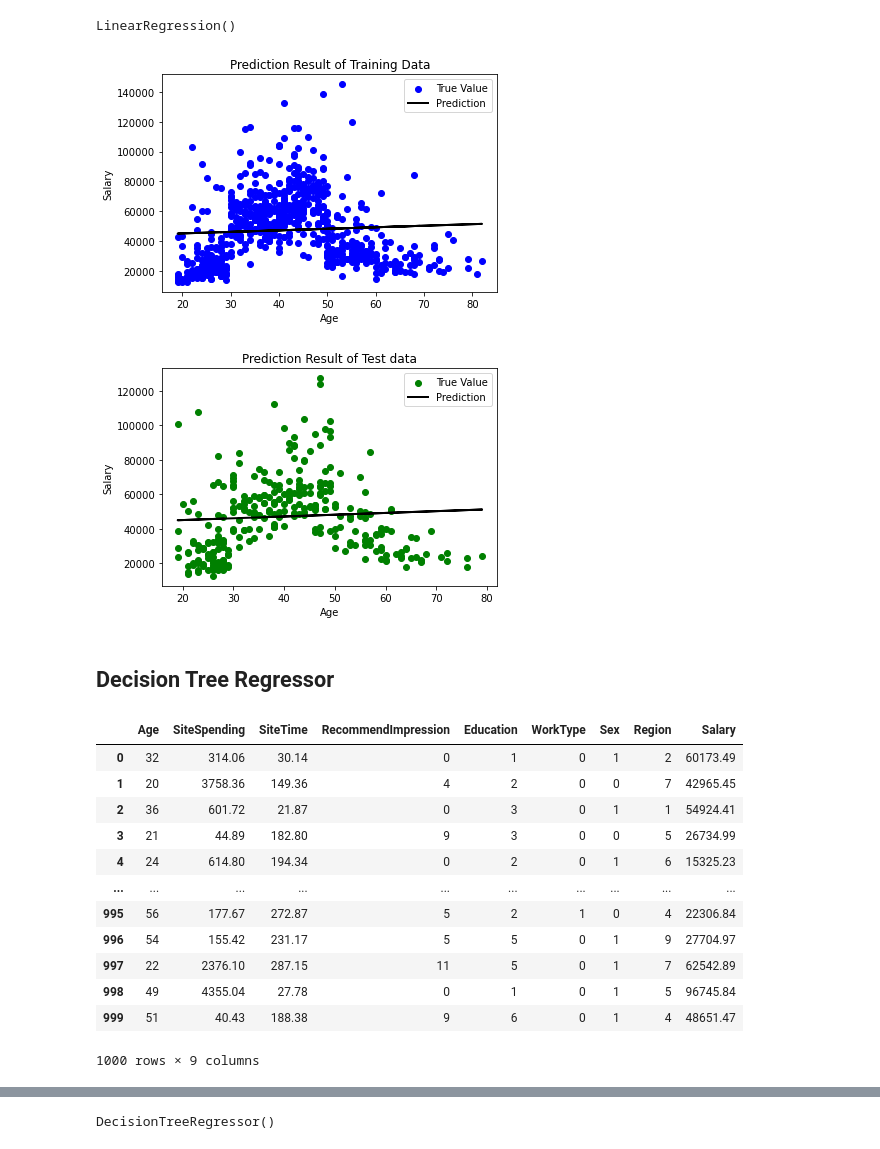
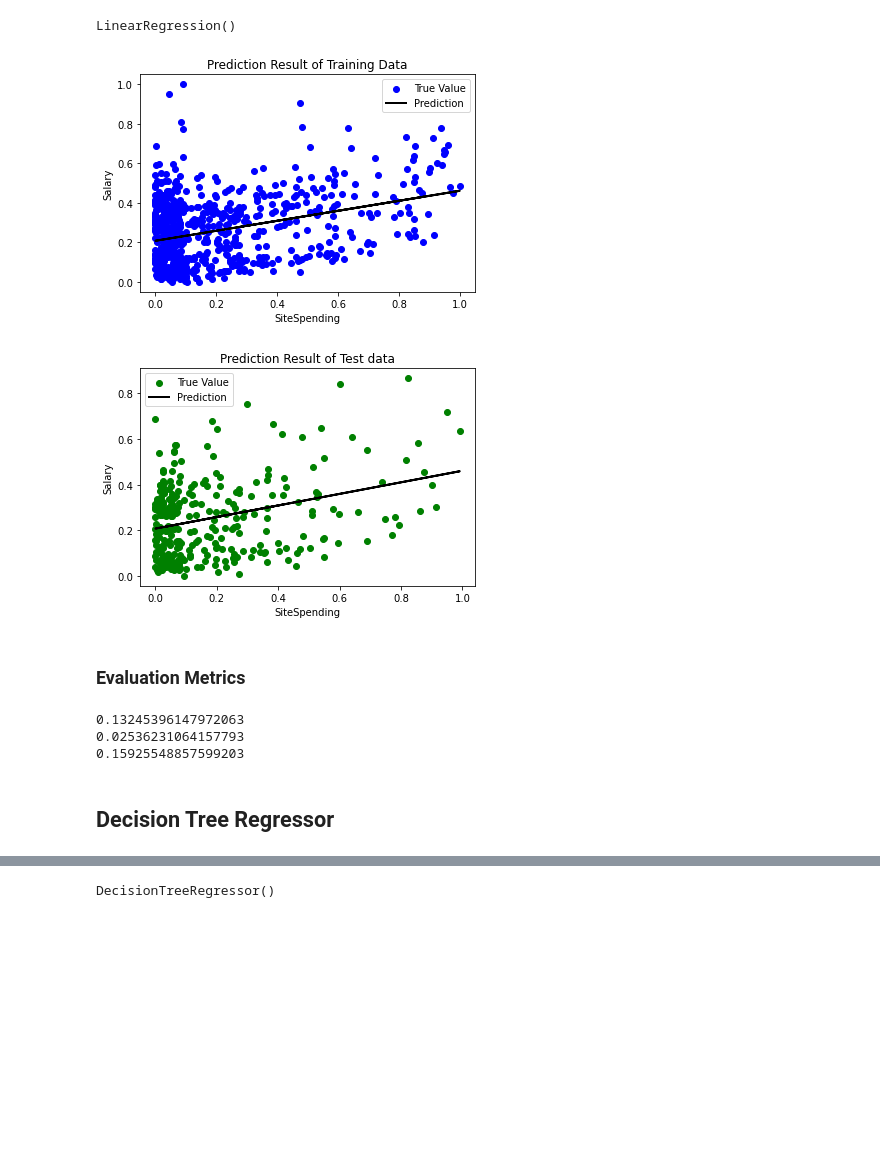
Before and after one commit to syedirfanx/revenue-forecasting, a Jupyter notebook: regression.ipynb, the cells around one changed output, grey strips where cells are left out. Cells and saved outputs as stored; diff of their text form; code cells hidden in the pictures; blank space fills up the shorter version.

```diff
--- a/regression.ipynb
+++ b/regression.ipynb
@@ -14,8 +70,8 @@ data.head()
 # %% [markdown]
 ## Linear Regression
 # %%
-X = data['Age']
-y = data['Salary']
+X = df['SiteSpending']
+y = df['Salary']
 # %%
 from sklearn.model_selection import train_test_split
 # %%
@@ -40,28 +96,40 @@ LinearRegression()
 # %%
 y_train_pred = model.predict(X_train)
 
 plt.figure()
 plt.scatter(X_train, y_train, color='blue', label="True Value")
 plt.plot(X_train, y_train_pred, color='black', linewidth=2, label="Prediction")
-plt.xlabel("Age")
+plt.xlabel("SiteSpending")
 plt.ylabel("Salary")
 plt.title('Prediction Result of Training Data')
 plt.legend()
 plt.show()
 # %% [output]
-[figure, old version]
+[figure, new version]
 # %%
 y_test_pred = model.predict(X_test)
 
 plt.figure()
 plt.scatter(X_test, y_test, color='green', label='True Value')
 plt.plot(X_test, y_test_pred, color='black', linewidth=2, label='Prediction')
-plt.xlabel("Age")
+plt.xlabel("SiteSpending")
 plt.ylabel("Salary")
 plt.title('Prediction Result of Test data')
 plt.legend()
 plt.show()
 # %% [output]
-[figure, old version]
+[figure, new version]
+# %% [markdown]
+### Evaluation Metrics
+# %%
+from sklearn import metrics
+y_pred = model.predict(X_test)
+print(metrics.mean_absolute_error(y_test, y_pred))
+print(metrics.mean_squared_error(y_test, y_pred))
+print(np.sqrt(metrics.mean_squared_error(y_test, y_pred)))
+# %% [output]
+0.13245396147972063
+0.02536231064157793
+0.15925548857599203
 # %% [markdown]
 ## Decision Tree Regressor
@@ -77,16 +135,0 @@ data['Region'] =  le.fit_transform(data['Region'])
-# %%
-data
-# %% [output]
-|  | Age | SiteSpending | SiteTime | RecommendImpression | Education | WorkType | Sex | Region | Salary |
-| 0 | 32 | 314.06 | 30.14 | 0 | 1 | 0 | 1 | 2 | 60173.49 |
-| 1 | 20 | 3758.36 | 149.36 | 4 | 2 | 0 | 0 | 7 | 42965.45 |
-| 2 | 36 | 601.72 | 21.87 | 0 | 3 | 0 | 1 | 1 | 54924.41 |
-| 3 | 21 | 44.89 | 182.80 | 9 | 3 | 0 | 0 | 5 | 26734.99 |
-| 4 | 24 | 614.80 | 194.34 | 0 | 2 | 0 | 1 | 6 | 15325.23 |
-| ... | ... | ... | ... | ... | ... | ... | ... | ... | ... |
-| 995 | 56 | 177.67 | 272.87 | 5 | 2 | 1 | 0 | 4 | 22306.84 |
-| 996 | 54 | 155.42 | 231.17 | 5 | 5 | 0 | 1 | 9 | 27704.97 |
-| 997 | 22 | 2376.10 | 287.15 | 11 | 5 | 0 | 1 | 7 | 62542.89 |
-| 998 | 49 | 4355.04 | 27.78 | 0 | 1 | 0 | 1 | 5 | 96745.84 |
-| 999 | 51 | 40.43 | 188.38 | 9 | 6 | 0 | 1 | 4 | 48651.47 |
-1000 rows × 9 columns
```
Also changed, not shown: parts of 26 cells of this notebook.
